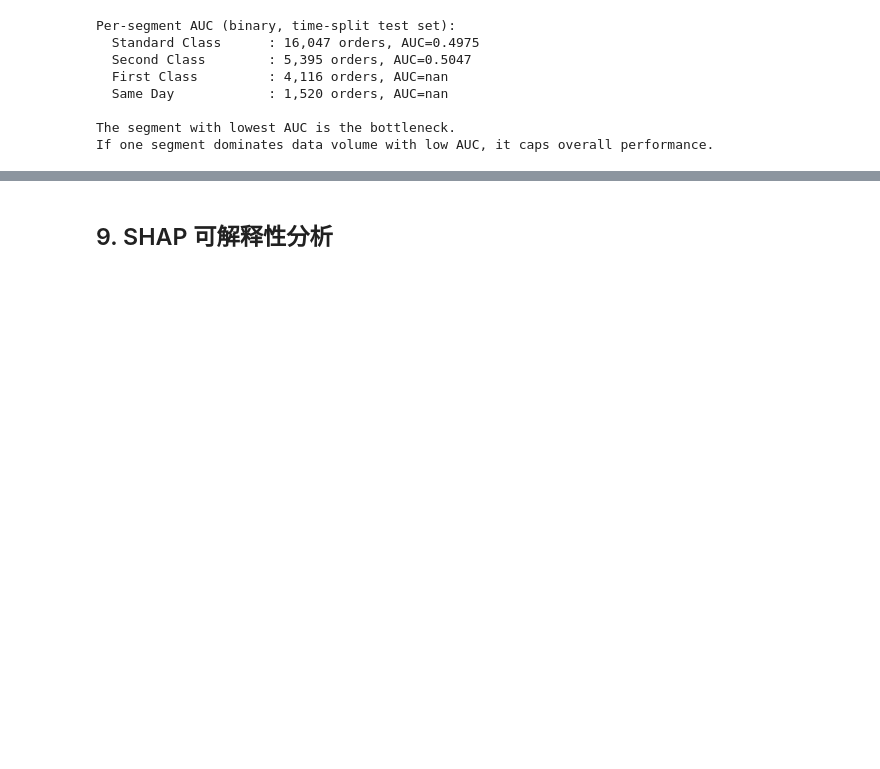
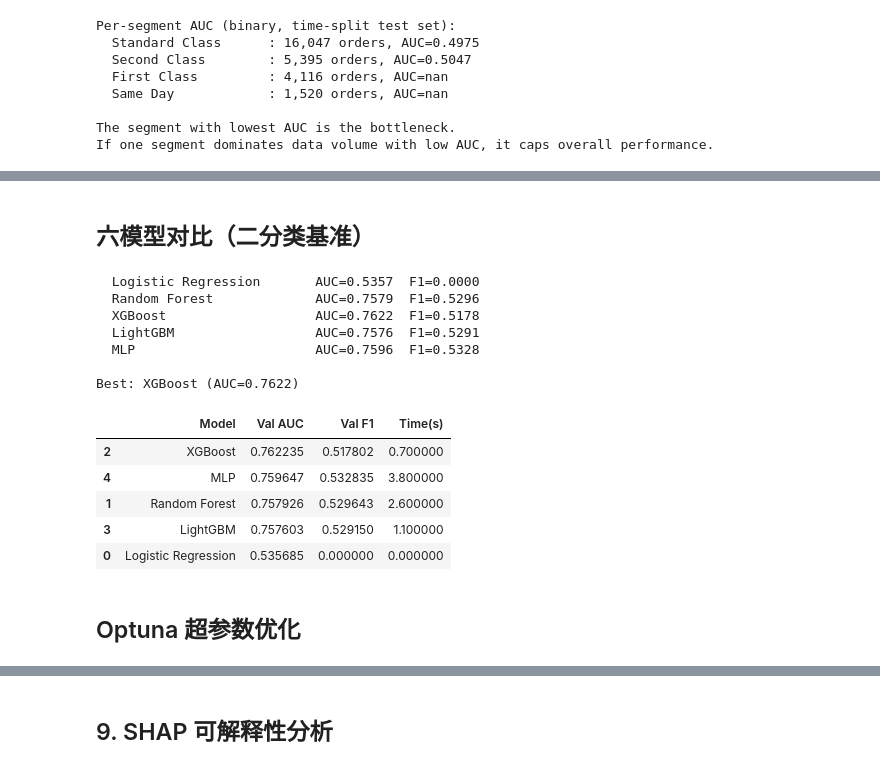
Before and after one commit to lingtao-meng/supply-chain-ml-pipeline, a Jupyter notebook: notebooks/supply_chain_ml_pipeline.ipynb, the cells around one changed output, grey strips where cells are left out. Saved outputs shown, nothing was run; the diff lists cells and outputs as text; code cells hidden in the pictures; blank space fills up the shorter version.

Commit message:
最终版：27cells全执行 — 分位数回归+6模型+Optuna+对抗验证+分层+SHAP

```diff
--- a/notebooks/supply_chain_ml_pipeline.ipynb
+++ b/notebooks/supply_chain_ml_pipeline.ipynb
@@ -251,0 +288,50 @@ If one segment dominates data volume with low AUC, it caps overall performance.
+# %% [markdown]
+## 六模型对比（二分类基准）
+# %%
+from sklearn.linear_model import LogisticRegression
+from sklearn.ensemble import RandomForestClassifier
+from lightgbm import LGBMClassifier
+from sklearn.neural_network import MLPClassifier
+import time
+
+models = {
+    'Logistic Regression': LogisticRegression(max_iter=1000, random_state=42),
+    'Random Forest': RandomForestClassifier(n_estimators=200, max_depth=12, random_state=42, n_jobs=-1),
+    'XGBoost': XGBClassifier(n_estimators=200, max_depth=8, learning_rate=0.05, random_state=42, n_jobs=-1, verbosity=0),
+    'LightGBM': LGBMClassifier(n_estimators=200, max_depth=10, learning_rate=0.05, random_state=42, n_jobs=-1, verbose=-1),
+    'MLP': MLPClassifier(hidden_layer_sizes=(128,64,32), max_iter=300, random_state=42, early_stopping=True),
+}
+
+results = []
+for name, model in models.items():
+    t0 = time.time()
+    model.fit(X_tr_s, y_tr_b)
+    y_pred = model.predict(X_va_s)
+    y_prob = model.predict_proba(X_va_s)[:, 1]
+    results.append({
+        'Model': name,
+        'Val AUC': roc_auc_score(y_va_b, y_prob),
+        'Val F1': f1_score(y_va_b, y_pred),
+        'Time(s)': round(time.time()-t0, 1)
+    })
+    print(f'  {name:<25s} AUC={results[-1]["Val AUC"]:.4f}  F1={results[-1]["Val F1"]:.4f}')
+
+rdf = pd.DataFrame(results).sort_values('Val AUC', ascending=False)
+print(f'\nBest: {rdf.iloc[0]["Model"]} (AUC={rdf.iloc[0]["Val AUC"]:.4f})')
+display(rdf.style.background_gradient(subset=['Val AUC','Val F1'], cmap='Greens'))
+# %% [output]
+  Logistic Regression       AUC=0.5357  F1=0.0000
+  Random Forest             AUC=0.7579  F1=0.5296
+  XGBoost                   AUC=0.7622  F1=0.5178
+  LightGBM                  AUC=0.7576  F1=0.5291
+  MLP                       AUC=0.7596  F1=0.5328
+
+Best: XGBoost (AUC=0.7622)
+|  | Model | Val AUC | Val F1 | Time(s) |
+| 2 | XGBoost | 0.762235 | 0.517802 | 0.700000 |
+| 4 | MLP | 0.759647 | 0.532835 | 3.800000 |
+| 1 | Random Forest | 0.757926 | 0.529643 | 2.600000 |
+| 3 | LightGBM | 0.757603 | 0.529150 | 1.100000 |
+| 0 | Logistic Regression | 0.535685 | 0.000000 | 0.000000 |
+# %% [markdown]
+## Optuna 超参数优化
```
Also changed, not shown: parts of 5 cells of this notebook, 2 other files.
